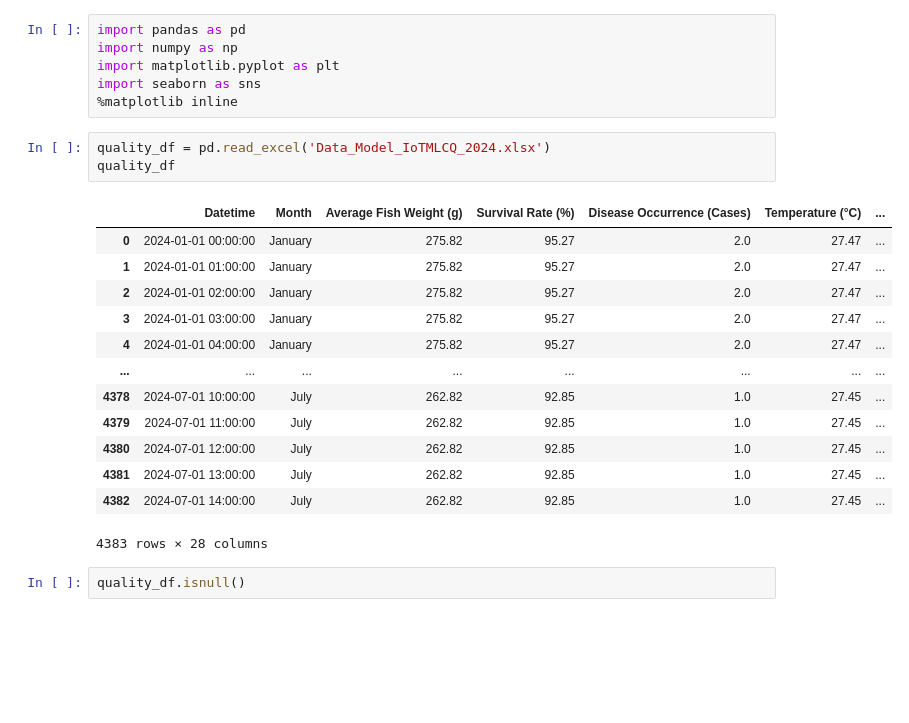
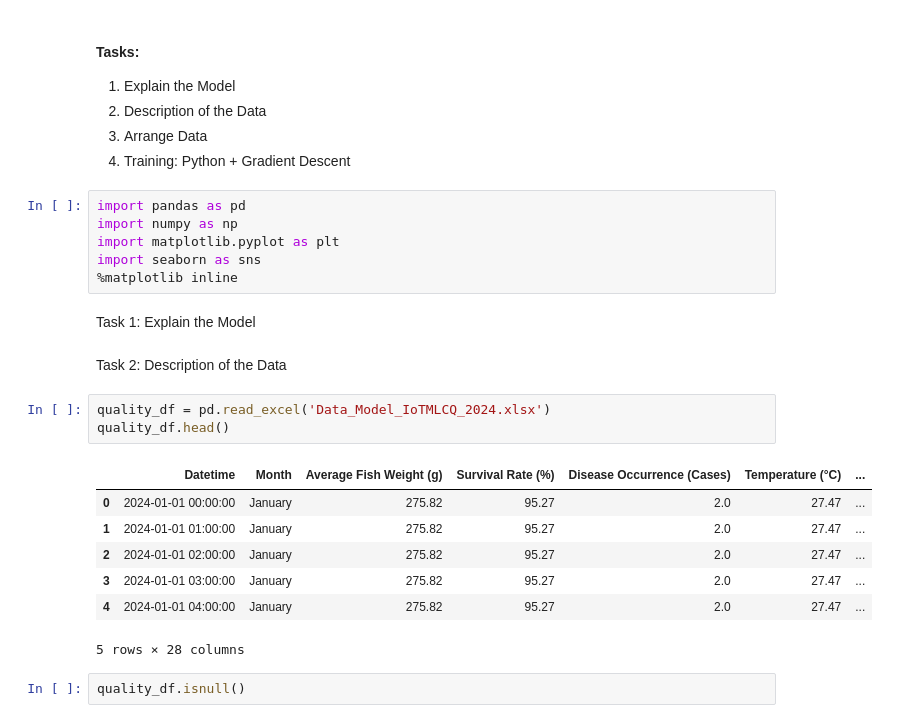
Before and after one commit to aaminah-arif/IoT-Monitoring-of-Water-Quality-and-Tilapia, a Jupyter notebook: Logistic Regression Project.ipynb, the cells around one changed output. Cells and saved outputs as stored; diff of their text form; blank space fills up the shorter version.

```diff
--- a/Logistic Regression Project.ipynb
+++ b/Logistic Regression Project.ipynb
@@ -1,26 +5,30 @@
+# %% [markdown]
+#### Tasks:
+1. Explain the Model
+2. Description of the Data
+3. Arrange Data
+4. Training: Python + Gradient Descent
 # %%
 import pandas as pd
 import numpy as np
 import matplotlib.pyplot as plt
 import seaborn as sns
 %matplotlib inline
+# %% [markdown]
+Task 1: Explain the Model
+# %% [markdown]
+Task 2: Description of the Data
 # %%
 quality_df = pd.read_excel('Data_Model_IoTMLCQ_2024.xlsx')
-quality_df
+quality_df.head()
 # %% [output]
 |  | Datetime | Month | Average Fish Weight (g) | Survival Rate (%) | Disease Occurrence (Cases) | Temperature (°C) | ... |
 | 0 | 2024-01-01 00:00:00 | January | 275.82 | 95.27 | 2.0 | 27.47 | ... |
 | 1 | 2024-01-01 01:00:00 | January | 275.82 | 95.27 | 2.0 | 27.47 | ... |
 | 2 | 2024-01-01 02:00:00 | January | 275.82 | 95.27 | 2.0 | 27.47 | ... |
 | 3 | 2024-01-01 03:00:00 | January | 275.82 | 95.27 | 2.0 | 27.47 | ... |
 | 4 | 2024-01-01 04:00:00 | January | 275.82 | 95.27 | 2.0 | 27.47 | ... |
-| ... | ... | ... | ... | ... | ... | ... | ... |
-| 4378 | 2024-07-01 10:00:00 | July | 262.82 | 92.85 | 1.0 | 27.45 | ... |
-| 4379 | 2024-07-01 11:00:00 | July | 262.82 | 92.85 | 1.0 | 27.45 | ... |
-| 4380 | 2024-07-01 12:00:00 | July | 262.82 | 92.85 | 1.0 | 27.45 | ... |
-| 4381 | 2024-07-01 13:00:00 | July | 262.82 | 92.85 | 1.0 | 27.45 | ... |
-| 4382 | 2024-07-01 14:00:00 | July | 262.82 | 92.85 | 1.0 | 27.45 | ... |
-4383 rows × 28 columns
+5 rows × 28 columns
 # %%
 quality_df.isnull()
 # %% [output]
```
Also changed, not shown: parts of 29 cells of this notebook.
